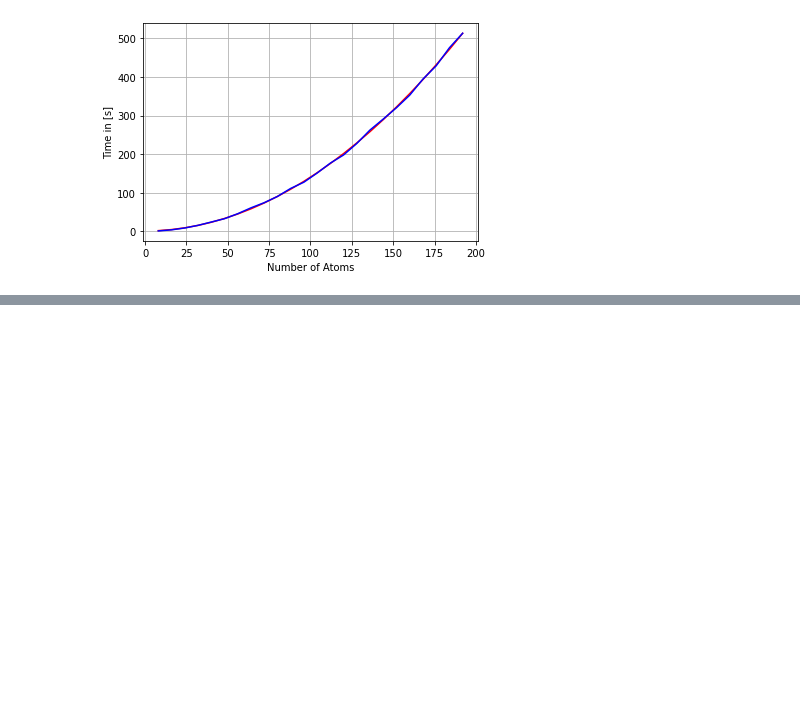
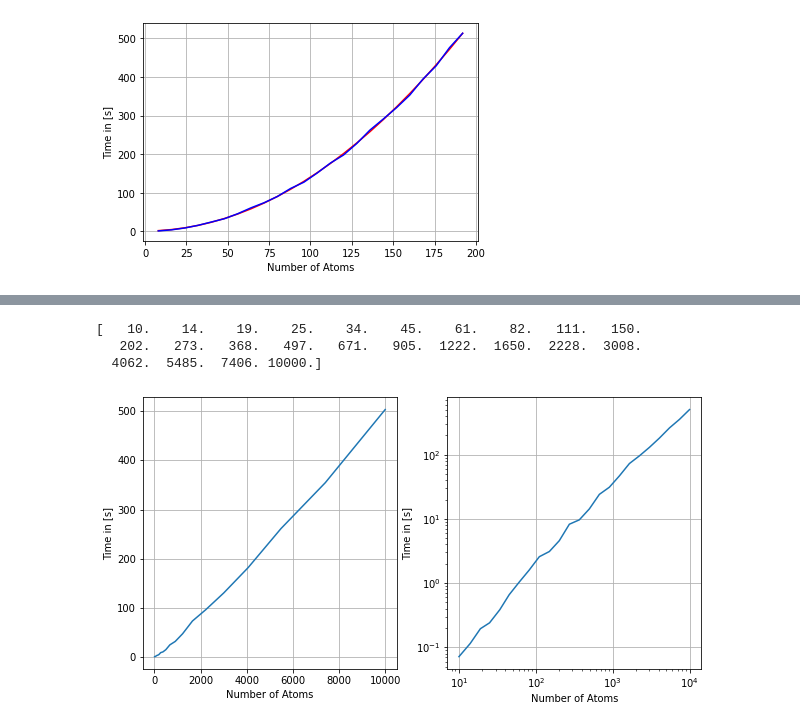
Before and after one commit to cmoser8892/MoleDymCode, a Jupyter notebook: AJupyter/M5DataGrapper.ipynb, the cells around one changed output, grey strips where cells are left out. Cells and saved outputs as stored; diff of their text form; code cells hidden in the pictures; blank space fills up the shorter version.

```diff
--- a/AJupyter/M5DataGrapper.ipynb
+++ b/AJupyter/M5DataGrapper.ipynb
@@ -129,0 +144,24 @@ plt.show()
+# %%
+#another datastorage
+datalist = [0.07174301147460938, 0.11491942405700684, 0.19524025917053223, 0.24104928970336914, 0.3861656188964844, 0.6601800918579102, 1.0432684421539307, 1.5983726978302002, 2.5788164138793945, 3.1068296432495117, 4.5797343254089355, 8.261826992034912, 9.666111707687378, 14.30401062965393, 24.1014187335968, 31.12266993522644, 46.68522357940674, 72.73071479797363, 95.86747169494629, 130.03361749649048, 181.51940298080444, 261.1015236377716, 354.6843581199646, 503.75037693977356]
+dataarray = np.ceil(np.logspace(1., 4., num= 24))
+print(atomcount)
+#
+plt.figure(figsize = (10,5))
+plt.subplot(1,2,1)
+plt.plot(dataarray,datalist)
+plt.xlabel("Number of Atoms")
+plt.ylabel("Time in [s]")
+plt.grid()
+plt.subplot(1,2,2)
+plt.loglog(dataarray,datalist)
+plt.xlabel("Number of Atoms")
+plt.ylabel("Time in [s]")
+plt.grid()
+plt.savefig('plotAtomTimes.png')
+plt.show()
+# %% [output]
+[   10.    14.    19.    25.    34.    45.    61.    82.   111.   150.
+   202.   273.   368.   497.   671.   905.  1222.  1650.  2228.  3008.
+  4062.  5485.  7406. 10000.]
+[figure, added]
```
Also changed, not shown: parts of 2 cells of this notebook, 1 other file.
